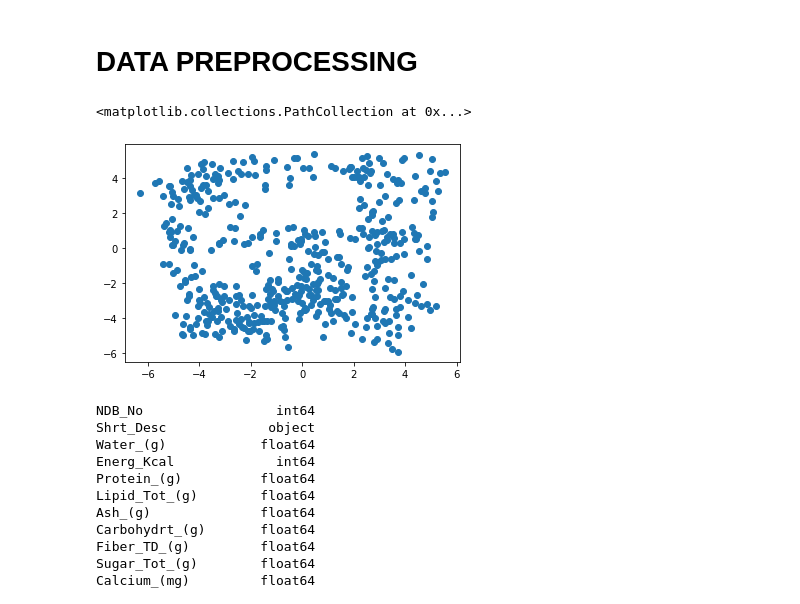
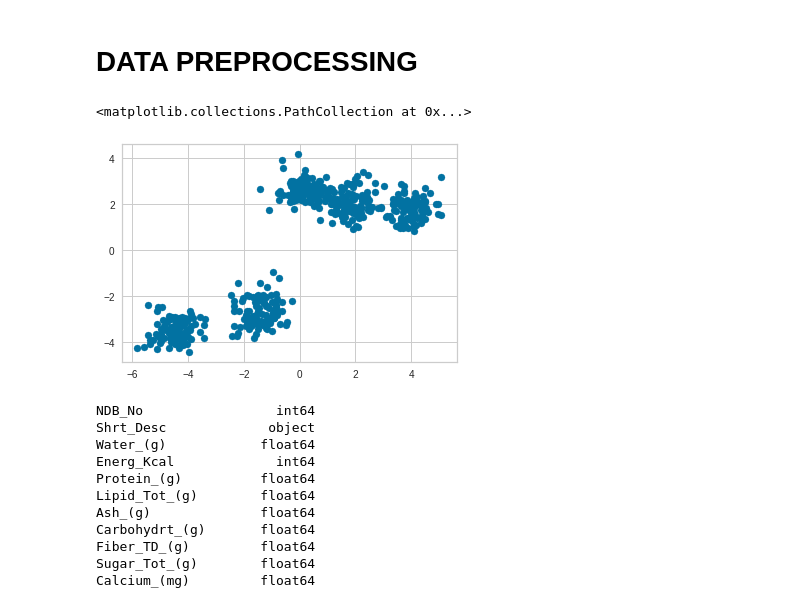
Before and after one commit to nutzbee/Documentations, a Jupyter notebook: First_chc_Using_K_means_Clustering.ipynb, the cells around one changed output. Cells and saved outputs as stored; diff of their text form; code cells hidden in the pictures.

```diff
--- a/First_chc_Using_K_means_Clustering.ipynb
+++ b/First_chc_Using_K_means_Clustering.ipynb
@@ -33,12 +33,12 @@ original=pd.read_excel(uploaded['ABBREV.xlsx'])
 # %%
 from sklearn import datasets
 import matplotlib.pyplot as plt
 %matplotlib inline
-X, y = datasets.make_blobs(n_samples=500, centers=100, cluster_std=0.5, center_box=(-5,5))
+X, y = datasets.make_blobs(n_samples=500, centers=5, cluster_std=0.5, center_box=(-5,5))
 plt.scatter(X[:,0], X[:,1])
 # %% [output]
 <matplotlib.collections.PathCollection at 0x...>
-[figure, old version]
+[figure, new version]
 # %%
 df1.dtypes
 # %% [output]
```
Also changed, not shown: parts of 14 cells of this notebook.
